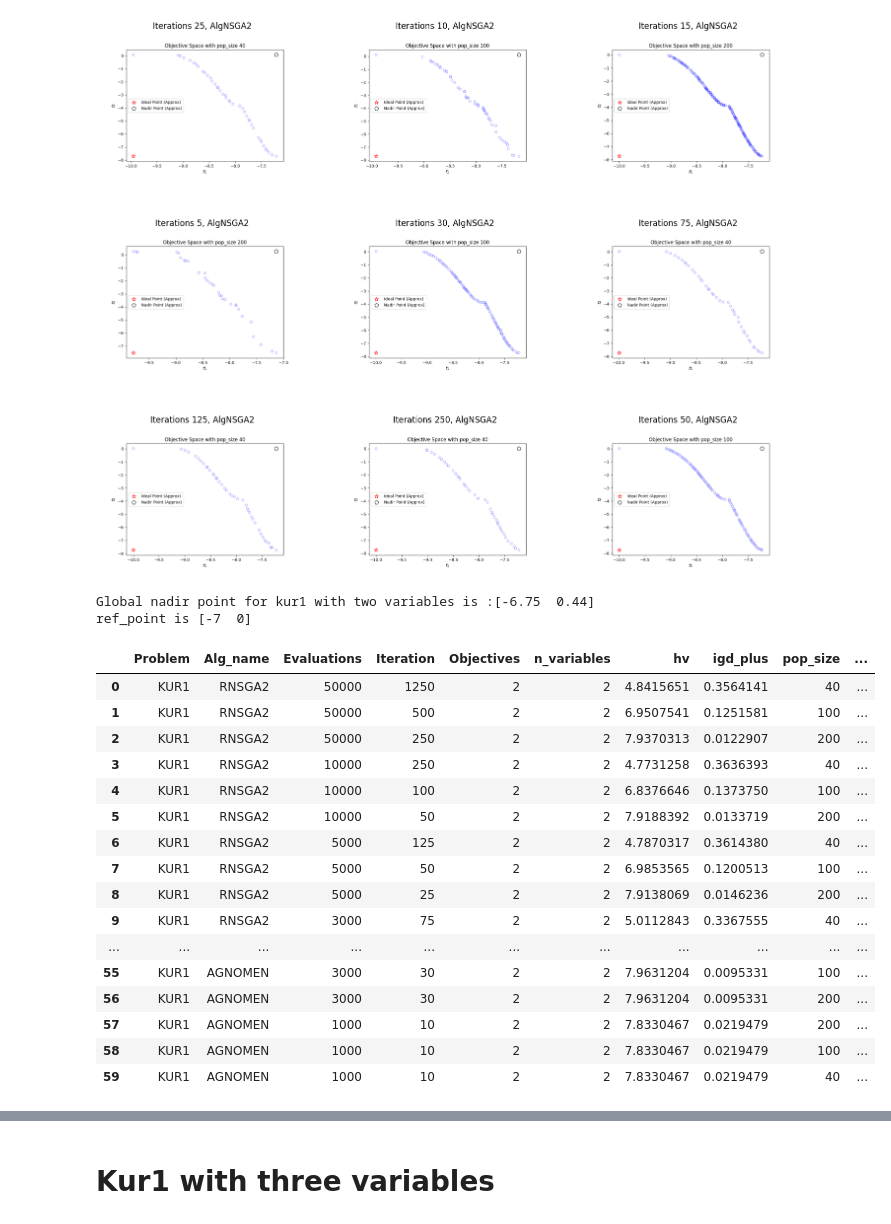
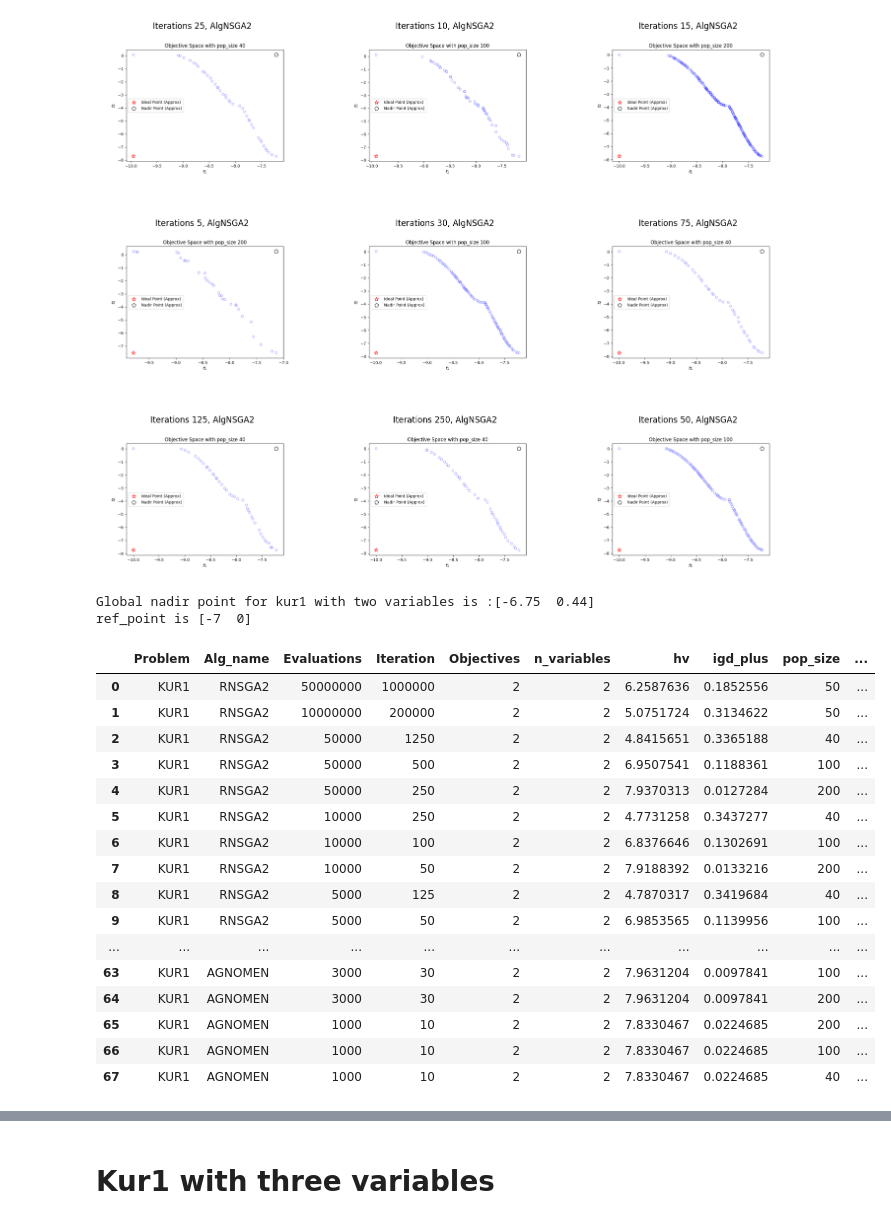
Before and after one commit to wuyoscar/Multi-Obj_Optimization, a Jupyter notebook: Result/result_factory/Kur1.ipynb, the cells around one changed output, grey strips where cells are left out. Saved outputs shown, nothing was run; the diff lists cells and outputs as text; code cells hidden in the pictures.

```diff
--- a/Result/result_factory/Kur1.ipynb
+++ b/Result/result_factory/Kur1.ipynb
@@ -4,13 +4,14 @@
 |Kur1|${\text{Min}}={\begin{cases}f_{1}\left(x_1,x_2,....,x_n\right)=\sum_{i=1}^{n-1}-10exp^{-0.2\sqrt{x^2_{i}+x^2_{i+1}}}\\f_{2}\left(x_1,x_2,....,x_n\right)=\sum^{n}_{i=1}\|x_i\|^{0.8}+5sinx_i^3\\\end{cases}}$|$-5.05\leq{x_i}\leq{5}, i=1..n$|
 # %%
 import time
+import xlsxwriter
 from pymoo.indicators.hv import Hypervolume
 from pymoo.factory import get_performance_indicator
 from pymoo.indicators.igd_plus import IGDPlus
 import sys,os
 from PIL import Image               # to load images
 from IPython.display import display # to display images
-
+import pandas as pd
 ref_point = None
 pf = None
 def calculate_hv(result):
@@ -25,9 +26,16 @@ def calculate_hv(result):
     return [hv,igd_plus,exc_time]
 def hv_result(result):
     get = result.apply(calculate_hv, axis=1)
+    nadir_arr  = np.array([np.fromstring(i, dtype=float, sep=' ') for i in np.array(result['approx_nadir'])])
     df = pd.DataFrame(get.tolist(), columns = ['hv','igd_plus','hv_exc_time'])
     final_result = pd.concat([result, df],axis=1)
-    output_result = final_result[['Problem', 'Alg_name', 'Evaluations','Iteration', 'Objectives', 'n_variables','hv','igd_plus','pop_size',
+
+    final_result.loc[:,'nadir_point'] =  list(nadir_arr)
+    final_result.loc[:,'ref_point'] = str(ref_point)
+
+    output_result = final_result[['Problem', 'Alg_name', 'Evaluations','Iteration',
+    'Objectives', 'n_variables','hv','igd_plus','pop_size','solutions_shape',
+    'nadir_point','ref_point',
     'exec_time',
     'hv_exc_time']]
     print(f'ref_point is {ref_point}')
@@ -57,7 +65,7 @@ from matplotlib import pyplot as plt
 
 pd.set_option('display.max_rows', None)
 folder = os.path.dirname(os.getcwd())
-filename = 'result_23Nov'
+filename = 'result_all_p'
 path = os.path.join(folder, filename)
 
 result = pd.read_csv(path)
@@ -68,5 +76,6 @@ result.loc[:,'image_location'] = result['image_location'].str[29:].values
 result.loc[:,'approx_nadir'] = result['approx_nadir'].str[1:-1].values
 result = result.drop(columns=['xl','xu'])
 result = result.loc[result['Problem']=='KUR1'].reset_index(drop=True)
+result = result.iloc[:,1:]
 print(f"The number of records {len(result)}")
 # %% [output]
@@ -107,31 +125,33 @@ for i in range(9):
 # %%
 nadir_arr  = np.array([np.fromstring(i, dtype=float, sep=' ') for i in np.array(kur1_2['approx_nadir'])])
 
 print(f'Global nadir point for kur1 with two variables is :{np.round(np.max(nadir_arr, axis=0),2)}')
 
 ref_point = np.array([-7  ,0])
 pf = np.loadtxt(os.path.join(cdir, 'Bench/kur1_2_pf' ))
-hv_result(kur1_2)
+kur1_2_table =hv_result(kur1_2)
+kur1_2_table.to_excel('kur1_2_table.xlsx', engine='xlsxwriter')
+kur1_2_table
 # %% [output]
 Global nadir point for kur1 with two variables is :[-6.75  0.44]
 ref_point is [-7  0]
 |  | Problem | Alg_name | Evaluations | Iteration | Objectives | n_variables | hv | igd_plus | pop_size | ... |
-| 0 | KUR1 | RNSGA2 | 50000 | 1250 | 2 | 2 | 4.8415651 | 0.3564141 | 40 | ... |
-| 1 | KUR1 | RNSGA2 | 50000 | 500 | 2 | 2 | 6.9507541 | 0.1251581 | 100 | ... |
-| 2 | KUR1 | RNSGA2 | 50000 | 250 | 2 | 2 | 7.9370313 | 0.0122907 | 200 | ... |
-| 3 | KUR1 | RNSGA2 | 10000 | 250 | 2 | 2 | 4.7731258 | 0.3636393 | 40 | ... |
-| 4 | KUR1 | RNSGA2 | 10000 | 100 | 2 | 2 | 6.8376646 | 0.1373750 | 100 | ... |
-| 5 | KUR1 | RNSGA2 | 10000 | 50 | 2 | 2 | 7.9188392 | 0.0133719 | 200 | ... |
-| 6 | KUR1 | RNSGA2 | 5000 | 125 | 2 | 2 | 4.7870317 | 0.3614380 | 40 | ... |
-| 7 | KUR1 | RNSGA2 | 5000 | 50 | 2 | 2 | 6.9853565 | 0.1200513 | 100 | ... |
-| 8 | KUR1 | RNSGA2 | 5000 | 25 | 2 | 2 | 7.9138069 | 0.0146236 | 200 | ... |
-| 9 | KUR1 | RNSGA2 | 3000 | 75 | 2 | 2 | 5.0112843 | 0.3367555 | 40 | ... |
+| 0 | KUR1 | RNSGA2 | 50000000 | 1000000 | 2 | 2 | 6.2587636 | 0.1852556 | 50 | ... |
+| 1 | KUR1 | RNSGA2 | 10000000 | 200000 | 2 | 2 | 5.0751724 | 0.3134622 | 50 | ... |
+| 2 | KUR1 | RNSGA2 | 50000 | 1250 | 2 | 2 | 4.8415651 | 0.3365188 | 40 | ... |
+| 3 | KUR1 | RNSGA2 | 50000 | 500 | 2 | 2 | 6.9507541 | 0.1188361 | 100 | ... |
+| 4 | KUR1 | RNSGA2 | 50000 | 250 | 2 | 2 | 7.9370313 | 0.0127284 | 200 | ... |
+| 5 | KUR1 | RNSGA2 | 10000 | 250 | 2 | 2 | 4.7731258 | 0.3437277 | 40 | ... |
+| 6 | KUR1 | RNSGA2 | 10000 | 100 | 2 | 2 | 6.8376646 | 0.1302691 | 100 | ... |
+| 7 | KUR1 | RNSGA2 | 10000 | 50 | 2 | 2 | 7.9188392 | 0.0133216 | 200 | ... |
+| 8 | KUR1 | RNSGA2 | 5000 | 125 | 2 | 2 | 4.7870317 | 0.3419684 | 40 | ... |
+| 9 | KUR1 | RNSGA2 | 5000 | 50 | 2 | 2 | 6.9853565 | 0.1139956 | 100 | ... |
 | ... | ... | ... | ... | ... | ... | ... | ... | ... | ... | ... |
-| 55 | KUR1 | AGNOMEN | 3000 | 30 | 2 | 2 | 7.9631204 | 0.0095331 | 100 | ... |
-| 56 | KUR1 | AGNOMEN | 3000 | 30 | 2 | 2 | 7.9631204 | 0.0095331 | 200 | ... |
-| 57 | KUR1 | AGNOMEN | 1000 | 10 | 2 | 2 | 7.8330467 | 0.0219479 | 200 | ... |
-| 58 | KUR1 | AGNOMEN | 1000 | 10 | 2 | 2 | 7.8330467 | 0.0219479 | 100 | ... |
-| 59 | KUR1 | AGNOMEN | 1000 | 10 | 2 | 2 | 7.8330467 | 0.0219479 | 40 | ... |
+| 63 | KUR1 | AGNOMEN | 3000 | 30 | 2 | 2 | 7.9631204 | 0.0097841 | 100 | ... |
+| 64 | KUR1 | AGNOMEN | 3000 | 30 | 2 | 2 | 7.9631204 | 0.0097841 | 200 | ... |
+| 65 | KUR1 | AGNOMEN | 1000 | 10 | 2 | 2 | 7.8330467 | 0.0224685 | 200 | ... |
+| 66 | KUR1 | AGNOMEN | 1000 | 10 | 2 | 2 | 7.8330467 | 0.0224685 | 100 | ... |
+| 67 | KUR1 | AGNOMEN | 1000 | 10 | 2 | 2 | 7.8330467 | 0.0224685 | 40 | ... |
 # %%
 ref_point = np.array([-1, 5])
 pf = np.loadtxt(os.path.join(cdir, 'Bench/kur1_2_pf' ))
```
Also changed, not shown: parts of 9 cells of this notebook, 19 other files.
